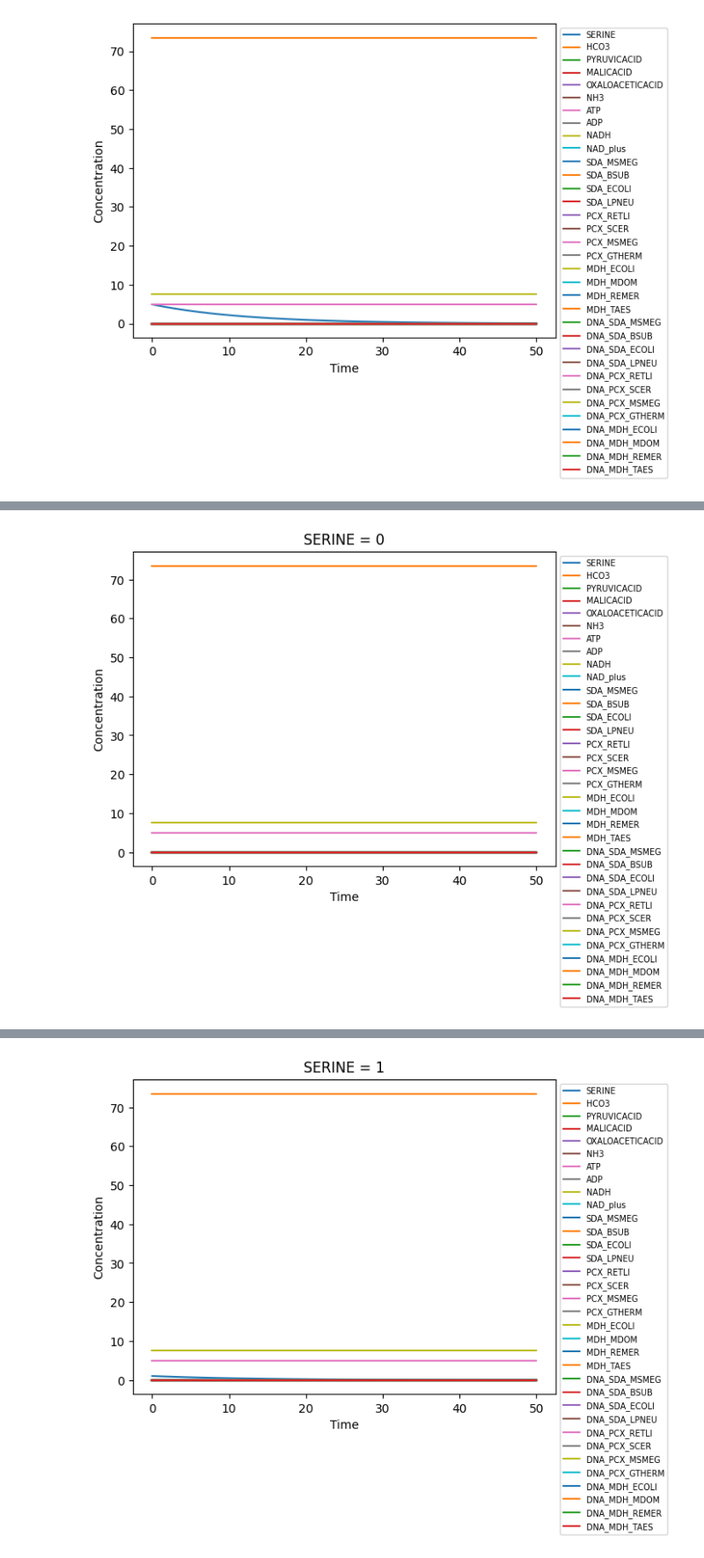
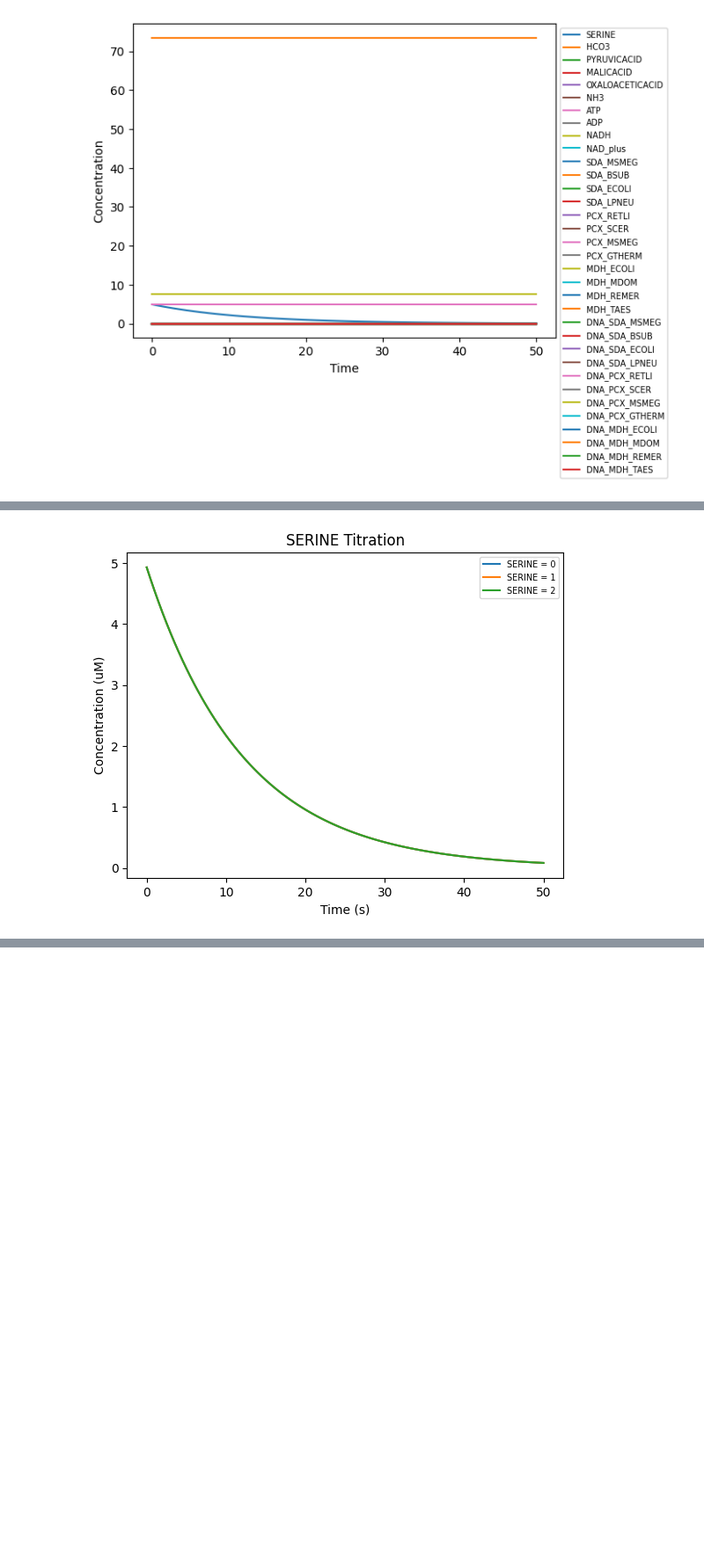
Before and after one commit to 2nd-best-FRENDAs/2nd-best-FRENDAs, a Jupyter notebook: Scripts/Tellurium_project_trial.ipynb, the cells around one changed output, grey strips where cells are left out. Shown: that part at 88% size. Drawn from its saved outputs; the diff is of its cells as text; code cells hidden in the pictures; blank space fills up the shorter version.

Commit message:
updated docstrings, minor edits to some variable names to make it more intuitive, added comments to load_model function

```diff
--- a/Scripts/Tellurium_project_trial.ipynb
+++ b/Scripts/Tellurium_project_trial.ipynb
@@ -16,29 +16,44 @@ def load_model(filename, filetype):
     filename: .txt, .csv, biomodels website
     filetype: ant, sbml
 
-    Input the filename/path of the file, and its syntax.
-    Output declares whether file was successfully loaded or not
+    Input the filename/path of the file and its syntax.
+    Output declares whether file was successfully loaded or not.
+
     """
     model_ant = filename
+    # Opens the file in "read mode"
     with open(model_ant, "r") as file:
         model_content = file.read()
+    # If the file type is in antimony, convert to SBML and load the model into tellurium
     if filetype=='antimony':
         try:
             model_sbml = te.antimonyToSBML(model_content)
-            model_load = te.loadSBMLModel(model_sbml)
+            loaded_model = te.loadSBMLModel(model_sbml)
             print(f"Successfully converted file '{filename}' from {filetype} to SBML and loaded.")
         except Exception as e:
             print("Could not load file.", e)
+    # Else, assume model is SBML and load it into tellurium without converting
     else:
         try:
-            model_load = te.loadSBMLModel(model_content)
+            loaded_model = te.loadSBMLModel(model_content)
             print(f"Successfully loaded SBML file {filename}.")
         except Exception as e:
             print("Could not load SBML file.", e)
 
-    return model_load
+    return loaded_model
 # %%
-def simulate_model(model, t0, t1, steps):
+def simulate_model(load_model, t0, t1, steps):
+    '''
+    loaded_model: class 'tellurium.roadrunner.extended_roadrunner.ExtendedRoadRunner'
+    t0: int
+    t1: int
+    steps: int
+
+    Input is a tellurium-roadrunner compatible file (output from load_model function), the desired initial and final
+    timepoint of the simulation as well as the number of steps.
+    Output is a dataframe consisting of the solved TX/TL model
+
+    '''
     # load SBML model into tellurium
     r = te.loadSBMLModel(model)
 
@@ -134,7 +140,16 @@ def modify_sim(input_file, species_edit, new_concentrations):
     # Delete the temporary model
     os.remove('temp_model.txt')
 # %%
-def titration_plot(input_file, species, titration_conc):
+def titration_plot(filename, species, titration_conc):
+    """
+    filename: .txt, .csv, biomodels website
+    species: name of species to be titrated in str format (must match the name of a species in the input file)
+    titration_conc: list of strings prescribing the various initial concentrations to simulate and plot
+
+    Input the filename/path of the file, species of interest to be titrated, and the concentrations to simulate and plot.
+    Output is a single concentration vs time plot containing the profiles of the titrated species at each of the prescribed initial concentrations.
+
+    """
     # Append '=' to confine search to the initial concentration section
     species_edit = species + '='
     # Create empty dataframe to be populated with concentrations
@@ -188,8 +203,8 @@ def titration_plot(input_file, species, titration_conc):
     # Plot each species on the same plot
     for s in headings:
         plt.plot(titration_df['Time'], titration_df[s])
-    plt.xlabel('Time')
-    plt.ylabel('Concentration')
+    plt.xlabel('Time (s)')
+    plt.ylabel('Concentration (uM)')
     plt.legend(headings, fontsize='x-small', bbox_to_anchor=(1, 1))
     plt.title(species + ' Titration')
     plt.show()
@@ -295,6 +351,6 @@ Successfully converted file 'temp_model.txt' from antimony to SBML and loaded.
 species = "SERINE"
 titration_conc = ['0', '1', '2']
 
-titration_plot_vs_all('multi_enzyme_model.txt', species, titration_conc)
+titration_plot('multi_enzyme_model.txt', species, titration_conc)
 # %% [output]
 Successfully converted file 'temp_model.txt' from antimony to SBML and loaded.
@@ -301 +359 @@ Successfully converted file 'temp_model.txt' from antimony to SBML and loaded.
-[figure, old version]
+[figure, new version]
@@ -303 +359,0 @@ Successfully converted file 'temp_model.txt' from antimony to SBML and loaded.
-[figure, removed]
```
Also changed, not shown: parts of 11 cells of this notebook.
